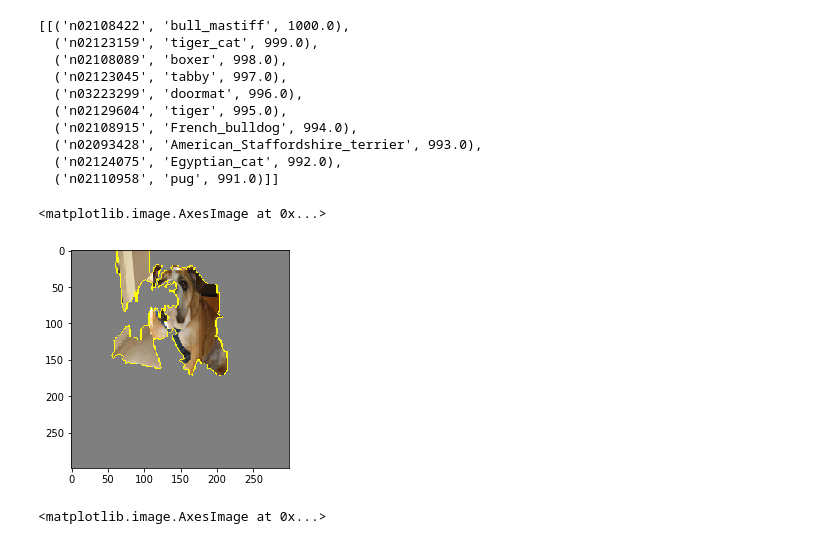
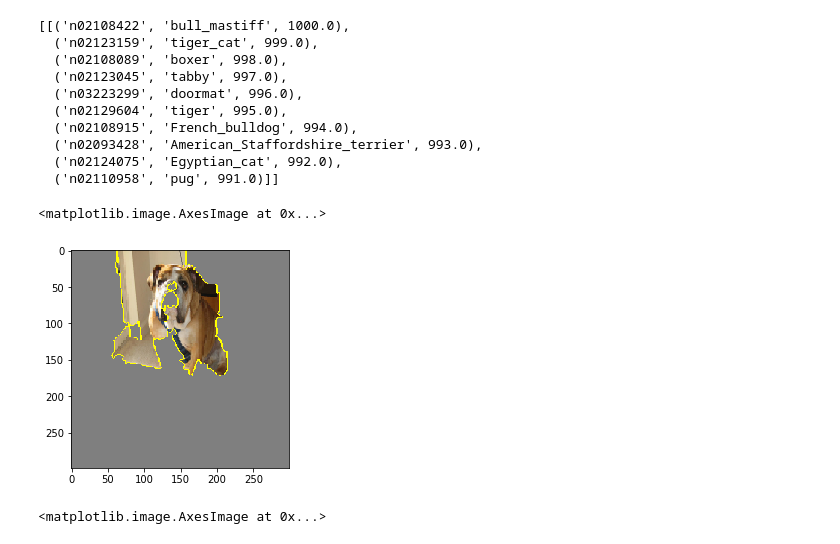
Before and after one commit to noemi-gozzi/Thesis-XAI, a Jupyter notebook: src/BENCHMARK.ipynb, the cells around one changed output. Drawn from its saved outputs; the diff is of its cells as text; code cells hidden in the pictures.

Commit message:
update paths

```diff
--- a/src/BENCHMARK.ipynb
+++ b/src/BENCHMARK.ipynb
@@ -153,2 +172,4 @@ image_path = "./cat_dog.png"
+# %%
+image_path = "C:\\Users\\noemi\\Desktop\\university\\university\\tesi\\Thesis-XAI\\resources\\images\\cat_dog.png"
 # %%
 pre_processed_input = load_image(image_path, H=224, W=224)
@@ -248,5 +279,5 @@ explainer = lime_image.LimeImageExplainer()
 # %%
 %%time
 # Hide color is the color for a superpixel turned OFF. Alternatively, if it is NONE, the superpixel will be replaced by the average of its pixels
-explanation = explainer.explain_instance(images[0], inet_model.predict, top_labels=10, hide_color=None, num_samples=1000)
+explanation = explainer.explain_instance(preprocessed_input[0], model.predict, top_labels=10, hide_color=None, num_samples=1000)
 # %% [output]
@@ -271,11 +302,11 @@ decode_predictions(labels, top=10)
   ('n02124075', 'Egyptian_cat', 992.0),
   ('n02110958', 'pug', 991.0)]]
 # %%
-temp, mask = explanation.get_image_and_mask(explanation.top_labels[0], positive_only=True, num_features=6, hide_rest=True)
+temp, mask = explanation.get_image_and_mask(explanation.top_labels[0], positive_only=True, num_features=8, hide_rest=True)
 plt.imshow(mark_boundaries(temp / 2 + 0.5, mask))
 # %% [output]
 <matplotlib.image.AxesImage at 0x...>
-[figure, old version]
+[figure, new version]
 # %%
 temp, mask = explanation.get_image_and_mask(explanation.top_labels[0], positive_only=True, num_features=5, hide_rest=False)
 plt.imshow(mark_boundaries(temp / 2 + 0.5, mask))
```
Also changed, not shown: parts of 14 cells of this notebook.
